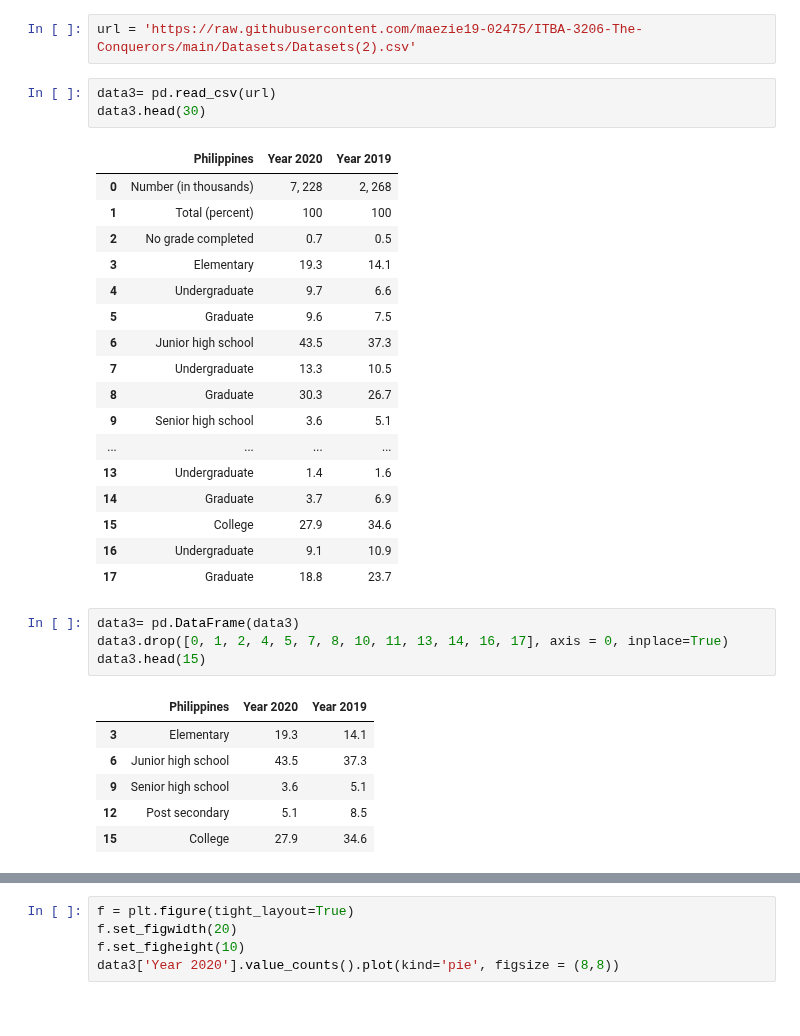
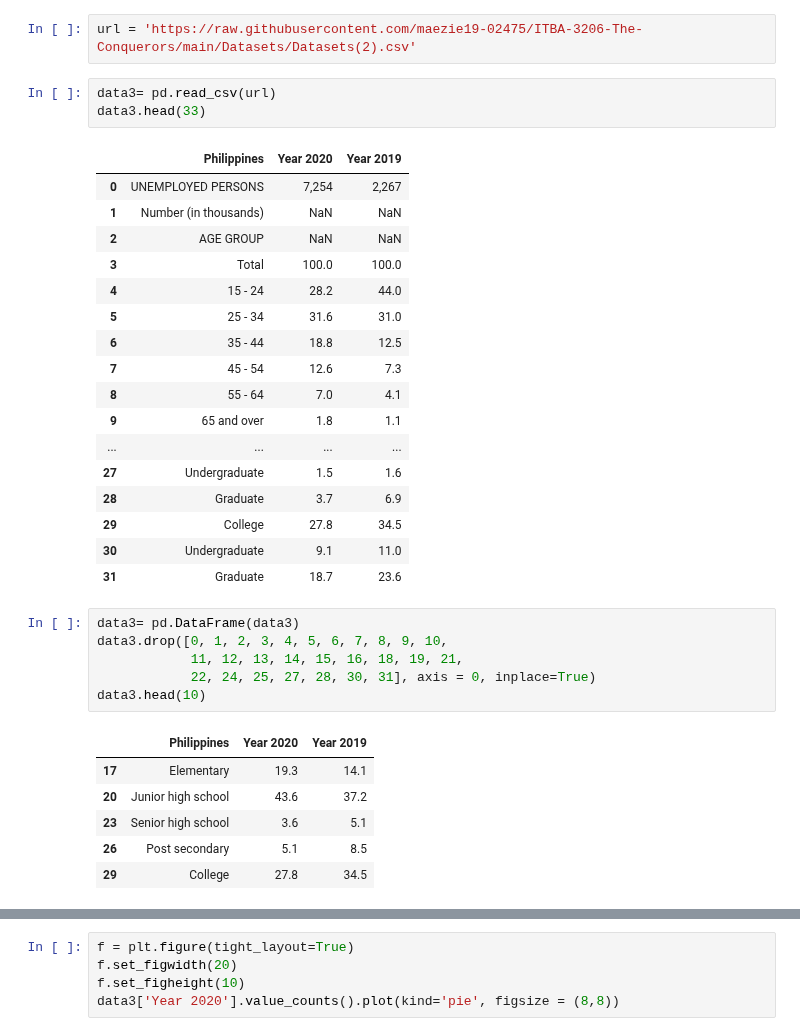
Before and after one commit to maezie19-02475/3206-The-Conquerors, a Jupyter notebook: COVID_19_DESCRIPTIVE_ANALYSIS_INFORMATION_AND_IMPACT_ON_EMPLOYMENT.ipynb, the cells around one changed output, grey strips where cells are left out. Saved outputs shown, nothing was run; the diff lists cells and outputs as text.

```diff
--- a/COVID_19_DESCRIPTIVE_ANALYSIS_INFORMATION_AND_IMPACT_ON_EMPLOYMENT.ipynb
+++ b/COVID_19_DESCRIPTIVE_ANALYSIS_INFORMATION_AND_IMPACT_ON_EMPLOYMENT.ipynb
@@ -100,33 +124,35 @@ plt.show()
 url = 'https://raw.githubusercontent.com/maezie19-02475/ITBA-3206-The-Conquerors/main/Datasets/Datasets(2).csv'
 # %%
 data3= pd.read_csv(url)
-data3.head(30)
+data3.head(33)
 # %% [output]
 |  | Philippines | Year 2020 | Year 2019 |
-| 0 | Number (in thousands) | 7, 228 | 2, 268 |
-| 1 | Total (percent) | 100 | 100 |
-| 2 | No grade completed | 0.7 | 0.5 |
-| 3 | Elementary | 19.3 | 14.1 |
-| 4 | Undergraduate | 9.7 | 6.6 |
-| 5 | Graduate | 9.6 | 7.5 |
-| 6 | Junior high school | 43.5 | 37.3 |
-| 7 | Undergraduate | 13.3 | 10.5 |
-| 8 | Graduate | 30.3 | 26.7 |
-| 9 | Senior high school | 3.6 | 5.1 |
+| 0 | UNEMPLOYED PERSONS | 7,254 | 2,267 |
+| 1 | Number (in thousands) | NaN | NaN |
+| 2 | AGE GROUP | NaN | NaN |
+| 3 | Total | 100.0 | 100.0 |
+| 4 | 15 - 24 | 28.2 | 44.0 |
+| 5 | 25 - 34 | 31.6 | 31.0 |
+| 6 | 35 - 44 | 18.8 | 12.5 |
+| 7 | 45 - 54 | 12.6 | 7.3 |
+| 8 | 55 - 64 | 7.0 | 4.1 |
+| 9 | 65 and over | 1.8 | 1.1 |
 | ... | ... | ... | ... |
-| 13 | Undergraduate | 1.4 | 1.6 |
-| 14 | Graduate | 3.7 | 6.9 |
-| 15 | College | 27.9 | 34.6 |
-| 16 | Undergraduate | 9.1 | 10.9 |
-| 17 | Graduate | 18.8 | 23.7 |
+| 27 | Undergraduate | 1.5 | 1.6 |
+| 28 | Graduate | 3.7 | 6.9 |
+| 29 | College | 27.8 | 34.5 |
+| 30 | Undergraduate | 9.1 | 11.0 |
+| 31 | Graduate | 18.7 | 23.6 |
 # %%
 data3= pd.DataFrame(data3)
-data3.drop([0, 1, 2, 4, 5, 7, 8, 10, 11, 13, 14, 16, 17], axis = 0, inplace=True)
-data3.head(15)
+data3.drop([0, 1, 2, 3, 4, 5, 6, 7, 8, 9, 10,
+            11, 12, 13, 14, 15, 16, 18, 19, 21,
+            22, 24, 25, 27, 28, 30, 31], axis = 0, inplace=True)
+data3.head(10)
 # %% [output]
 |  | Philippines | Year 2020 | Year 2019 |
-| 3 | Elementary | 19.3 | 14.1 |
-| 6 | Junior high school | 43.5 | 37.3 |
-| 9 | Senior high school | 3.6 | 5.1 |
-| 12 | Post secondary | 5.1 | 8.5 |
-| 15 | College | 27.9 | 34.6 |
+| 17 | Elementary | 19.3 | 14.1 |
+| 20 | Junior high school | 43.6 | 37.2 |
+| 23 | Senior high school | 3.6 | 5.1 |
+| 26 | Post secondary | 5.1 | 8.5 |
+| 29 | College | 27.8 | 34.5 |
```
Also changed, not shown: parts of 5 cells of this notebook.
